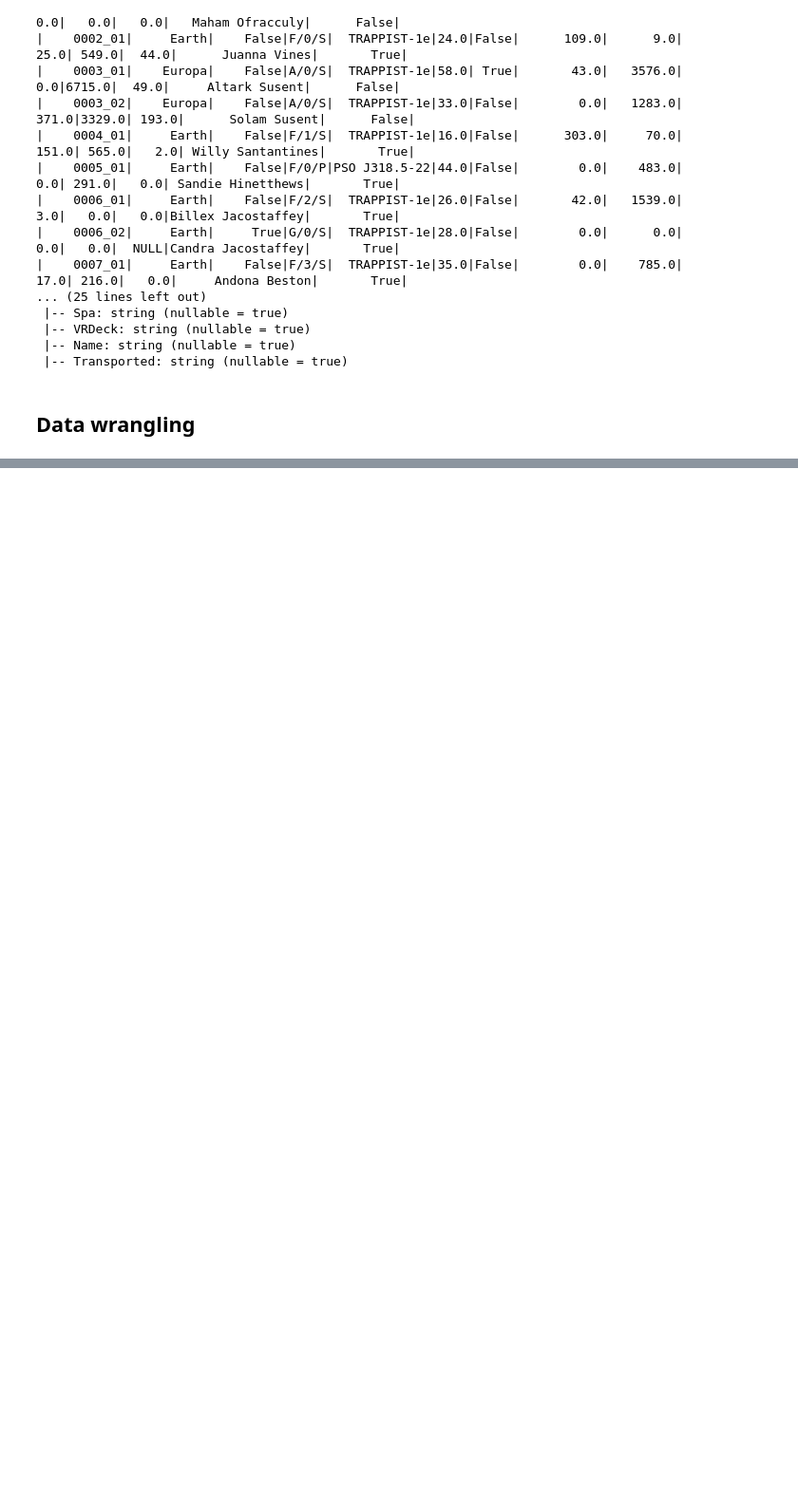
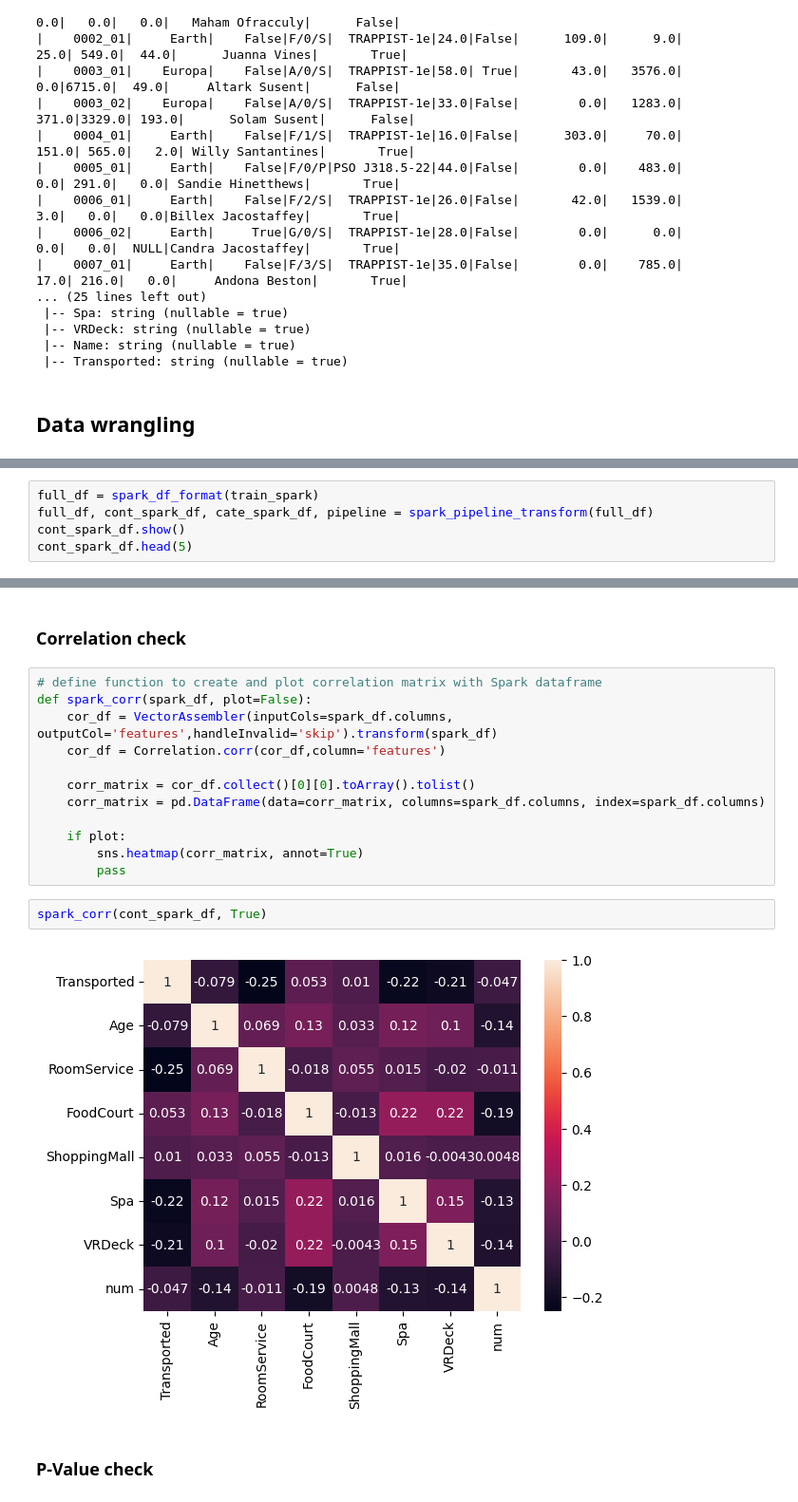
Before and after one commit to Leadz-wu/kaggle-titanic, a Jupyter notebook: titanic_notebook.ipynb, the cells around one changed output, grey strips where cells are left out. Shown at 95% size. Drawn from its saved outputs; the diff is of its cells as text; blank space fills up the shorter version.

Commit message:
CHORE: correlation and p-val analysis

```diff
--- a/titanic_notebook.ipynb
+++ b/titanic_notebook.ipynb
@@ -128,0 +122,5 @@ Correlation.corr(column=)
+# %%
+full_df = spark_df_format(train_spark)
+full_df, cont_spark_df, cate_spark_df, pipeline = spark_pipeline_transform(full_df)
+cont_spark_df.show()
+cont_spark_df.head(5)
@@ -128,0 +150,20 @@ Correlation.corr(column=)
+# %% [markdown]
+### Correlation check
+# %%
+# define function to create and plot correlation matrix with Spark dataframe
+def spark_corr(spark_df, plot=False):
+    cor_df = VectorAssembler(inputCols=spark_df.columns, outputCol='features',handleInvalid='skip').transform(spark_df)
+    cor_df = Correlation.corr(cor_df,column='features')
+
+    corr_matrix = cor_df.collect()[0][0].toArray().tolist()
+    corr_matrix = pd.DataFrame(data=corr_matrix, columns=spark_df.columns, index=spark_df.columns)
+
+    if plot:
+        sns.heatmap(corr_matrix, annot=True)
+        pass
+# %%
+spark_corr(cont_spark_df, True)
+# %% [output]
+[figure, added]
+# %% [markdown]
+### P-Value check
```
Also changed, not shown: parts of 15 cells of this notebook.
